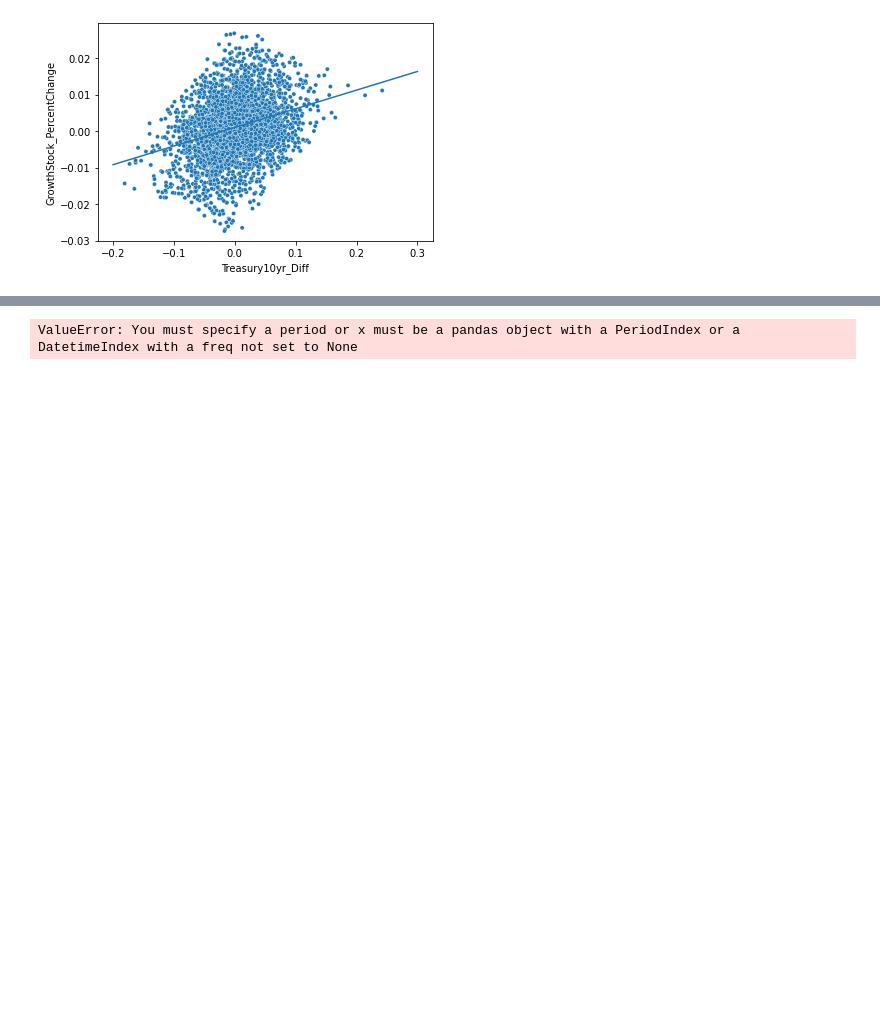
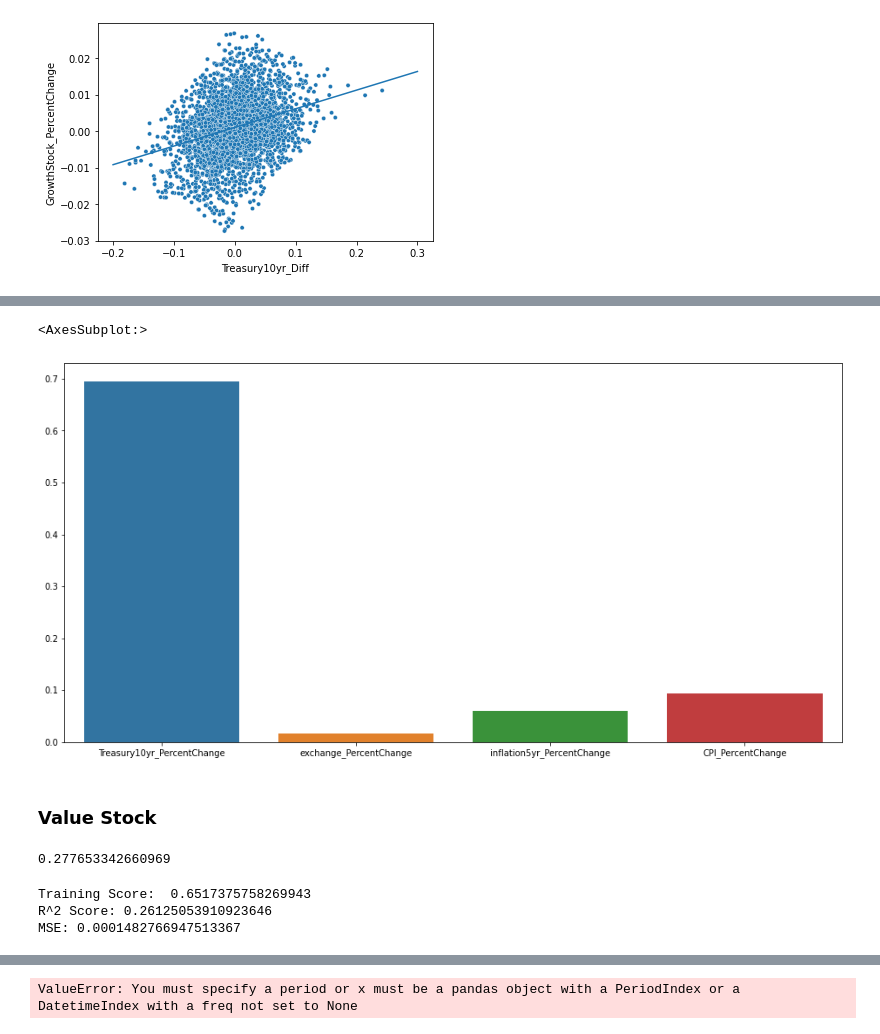
Before and after one commit to lu18cheng/pic16b_stock_analysis, a Jupyter notebook: code/analysis.ipynb, the cells around one changed output, grey strips where cells are left out. Saved outputs shown, nothing was run; the diff lists cells and outputs as text; code cells hidden in the pictures; blank space fills up the shorter version.

```diff
--- a/code/analysis.ipynb
+++ b/code/analysis.ipynb
@@ -293,0 +361,28 @@ IVW['Percent_Change'] = (IVW['Adj Close'] - IVW['Adj Close'].shift(1))/IVW['Adj
+# %%
+#permutation importance
+plt.figure(figsize = (16,8))
+sns.barplot(train_X.columns, permutation_importance(rf1, train_X, train_y1)['importances_mean'])
+# %% [output]
+<AxesSubplot:>
+[figure, added]
+# %% [markdown]
+### Value Stock
+# %%
+rf2 = RandomForestRegressor(n_estimators=100,
+                           random_state = 2,
+                           min_samples_split=3,
+                           max_depth = 3)
+cv = cross_val_score(rf2, train_X, train_y2, scoring = 'r2')
+print(np.mean(cv))
+# %% [output]
+0.277653342660969
+# %%
+rf2.fit(train_X, train_y2)
+print("Training Score: ", rf1.score(train_X, train_y2))
+predictions = rf2.predict(test_X)
+print("R^2 Score: {}".format(r2_score(test_y2, predictions)))
+print("MSE: {}".format(mean_squared_error(test_y2, predictions)))
+# %% [output]
+Training Score:  0.6517375758269943
+R^2 Score: 0.26125053910923646
+MSE: 0.0001482766947513367
```
Also changed, not shown: parts of 34 cells of this notebook.
